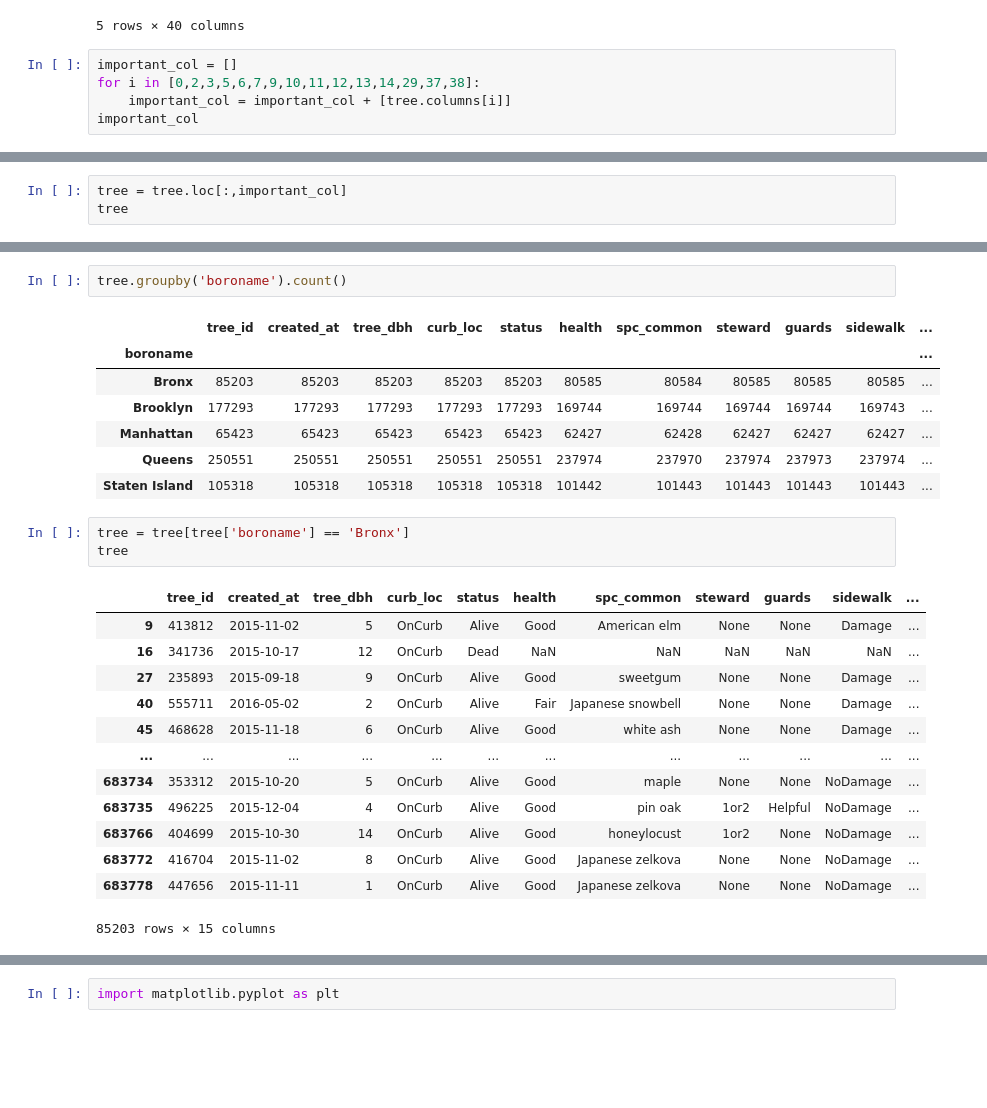
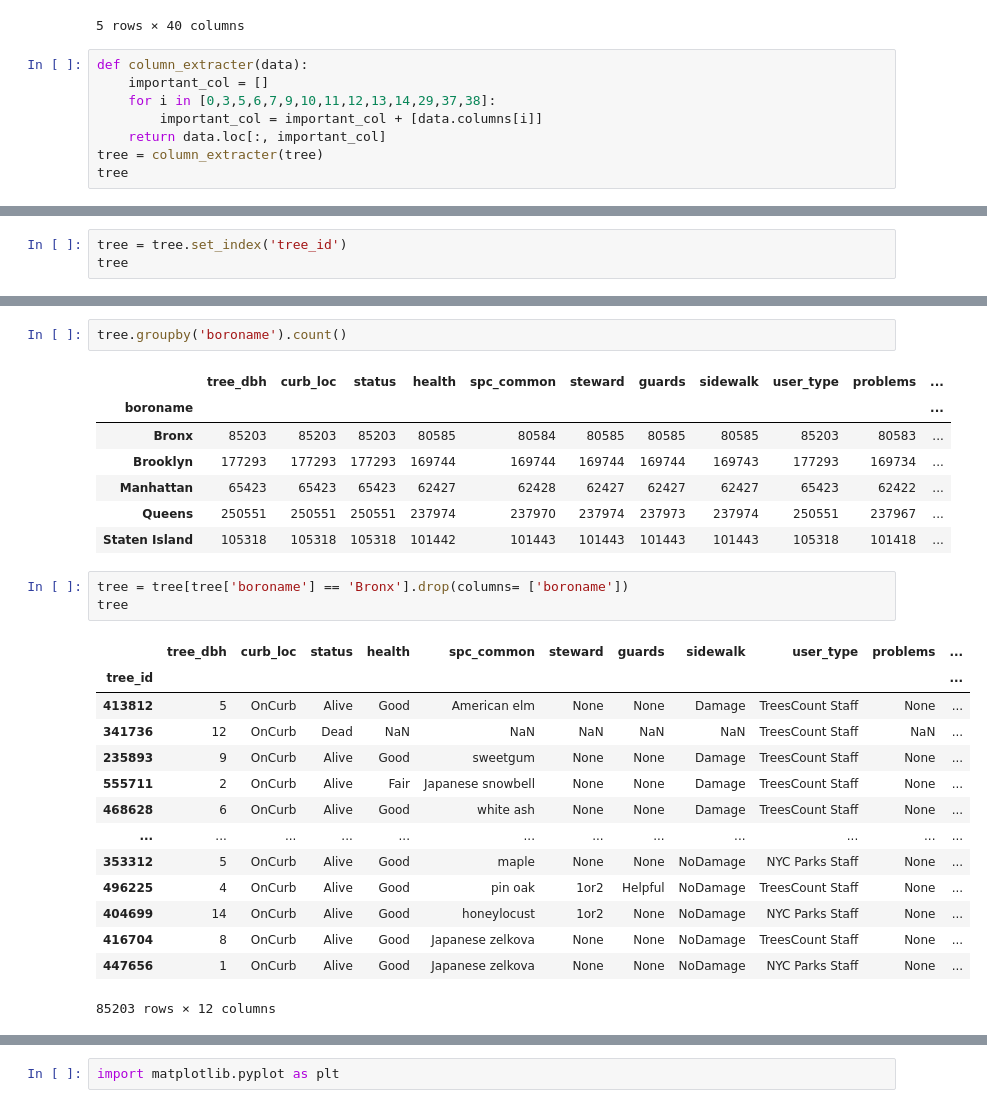
Before and after one commit to eugenekim3107/nyc-tree-health-predictor, a Jupyter notebook: nyc_tree_data_exploration.ipynb, the cells around one changed output, grey strips where cells are left out. Saved outputs shown, nothing was run; the diff lists cells and outputs as text; blank space fills up the shorter version.

```diff
--- a/nyc_tree_data_exploration.ipynb
+++ b/nyc_tree_data_exploration.ipynb
@@ -74,8 +74,11 @@ tree.groupby(['boroname']).count()
 | Staten Island | 105318 | 105318 | 105318 | 105318 | 105318 | 105318 | 105318 | 101442 | 101443 | ... |
 5 rows × 40 columns
 # %%
-important_col = []
-for i in [0,2,3,5,6,7,9,10,11,12,13,14,29,37,38]:
-    important_col = important_col + [tree.columns[i]]
-important_col
+def column_extracter(data):
+    important_col = []
+    for i in [0,3,5,6,7,9,10,11,12,13,14,29,37,38]:
+        important_col = important_col + [data.columns[i]]
+    return data.loc[:, important_col]
+tree = column_extracter(tree)
+tree
 # %% [output]
@@ -97,4 +98,4 @@ important_col
 # %%
-tree = tree.loc[:,important_col]
+tree = tree.set_index('tree_id')
 tree
 # %% [output]
@@ -114,30 +116,31 @@ tree
 # %%
 tree.groupby('boroname').count()
 # %% [output]
-|  | tree_id | created_at | tree_dbh | curb_loc | status | health | spc_common | steward | guards | sidewalk | ... |
+|  | tree_dbh | curb_loc | status | health | spc_common | steward | guards | sidewalk | user_type | problems | ... |
 | boroname |  |  |  |  |  |  |  |  |  |  | ... |
-| Bronx | 85203 | 85203 | 85203 | 85203 | 85203 | 80585 | 80584 | 80585 | 80585 | 80585 | ... |
-| Brooklyn | 177293 | 177293 | 177293 | 177293 | 177293 | 169744 | 169744 | 169744 | 169744 | 169743 | ... |
-| Manhattan | 65423 | 65423 | 65423 | 65423 | 65423 | 62427 | 62428 | 62427 | 62427 | 62427 | ... |
-| Queens | 250551 | 250551 | 250551 | 250551 | 250551 | 237974 | 237970 | 237974 | 237973 | 237974 | ... |
-| Staten Island | 105318 | 105318 | 105318 | 105318 | 105318 | 101442 | 101443 | 101443 | 101443 | 101443 | ... |
+| Bronx | 85203 | 85203 | 85203 | 80585 | 80584 | 80585 | 80585 | 80585 | 85203 | 80583 | ... |
+| Brooklyn | 177293 | 177293 | 177293 | 169744 | 169744 | 169744 | 169744 | 169743 | 177293 | 169734 | ... |
+| Manhattan | 65423 | 65423 | 65423 | 62427 | 62428 | 62427 | 62427 | 62427 | 65423 | 62422 | ... |
+| Queens | 250551 | 250551 | 250551 | 237974 | 237970 | 237974 | 237973 | 237974 | 250551 | 237967 | ... |
+| Staten Island | 105318 | 105318 | 105318 | 101442 | 101443 | 101443 | 101443 | 101443 | 105318 | 101418 | ... |
 # %%
-tree = tree[tree['boroname'] == 'Bronx']
+tree = tree[tree['boroname'] == 'Bronx'].drop(columns= ['boroname'])
 tree
 # %% [output]
-|  | tree_id | created_at | tree_dbh | curb_loc | status | health | spc_common | steward | guards | sidewalk | ... |
-| 9 | 413812 | 2015-11-02 | 5 | OnCurb | Alive | Good | American elm | None | None | Damage | ... |
-| 16 | 341736 | 2015-10-17 | 12 | OnCurb | Dead | NaN | NaN | NaN | NaN | NaN | ... |
-| 27 | 235893 | 2015-09-18 | 9 | OnCurb | Alive | Good | sweetgum | None | None | Damage | ... |
-| 40 | 555711 | 2016-05-02 | 2 | OnCurb | Alive | Fair | Japanese snowbell | None | None | Damage | ... |
-| 45 | 468628 | 2015-11-18 | 6 | OnCurb | Alive | Good | white ash | None | None | Damage | ... |
+|  | tree_dbh | curb_loc | status | health | spc_common | steward | guards | sidewalk | user_type | problems | ... |
+| tree_id |  |  |  |  |  |  |  |  |  |  | ... |
+| 413812 | 5 | OnCurb | Alive | Good | American elm | None | None | Damage | TreesCount Staff | None | ... |
+| 341736 | 12 | OnCurb | Dead | NaN | NaN | NaN | NaN | NaN | TreesCount Staff | NaN | ... |
+| 235893 | 9 | OnCurb | Alive | Good | sweetgum | None | None | Damage | TreesCount Staff | None | ... |
+| 555711 | 2 | OnCurb | Alive | Fair | Japanese snowbell | None | None | Damage | TreesCount Staff | None | ... |
+| 468628 | 6 | OnCurb | Alive | Good | white ash | None | None | Damage | TreesCount Staff | None | ... |
 | ... | ... | ... | ... | ... | ... | ... | ... | ... | ... | ... | ... |
-| 683734 | 353312 | 2015-10-20 | 5 | OnCurb | Alive | Good | maple | None | None | NoDamage | ... |
-| 683735 | 496225 | 2015-12-04 | 4 | OnCurb | Alive | Good | pin oak | 1or2 | Helpful | NoDamage | ... |
-| 683766 | 404699 | 2015-10-30 | 14 | OnCurb | Alive | Good | honeylocust | 1or2 | None | NoDamage | ... |
-| 683772 | 416704 | 2015-11-02 | 8 | OnCurb | Alive | Good | Japanese zelkova | None | None | NoDamage | ... |
-| 683778 | 447656 | 2015-11-11 | 1 | OnCurb | Alive | Good | Japanese zelkova | None | None | NoDamage | ... |
+| 353312 | 5 | OnCurb | Alive | Good | maple | None | None | NoDamage | NYC Parks Staff | None | ... |
+| 496225 | 4 | OnCurb | Alive | Good | pin oak | 1or2 | Helpful | NoDamage | TreesCount Staff | None | ... |
+| 404699 | 14 | OnCurb | Alive | Good | honeylocust | 1or2 | None | NoDamage | NYC Parks Staff | None | ... |
+| 416704 | 8 | OnCurb | Alive | Good | Japanese zelkova | None | None | NoDamage | TreesCount Staff | None | ... |
+| 447656 | 1 | OnCurb | Alive | Good | Japanese zelkova | None | None | NoDamage | NYC Parks Staff | None | ... |
-85203 rows × 15 columns
+85203 rows × 12 columns
 # %%
 tree.info()
 # %% [output]
```
Also changed, not shown: parts of 27 cells of this notebook.
